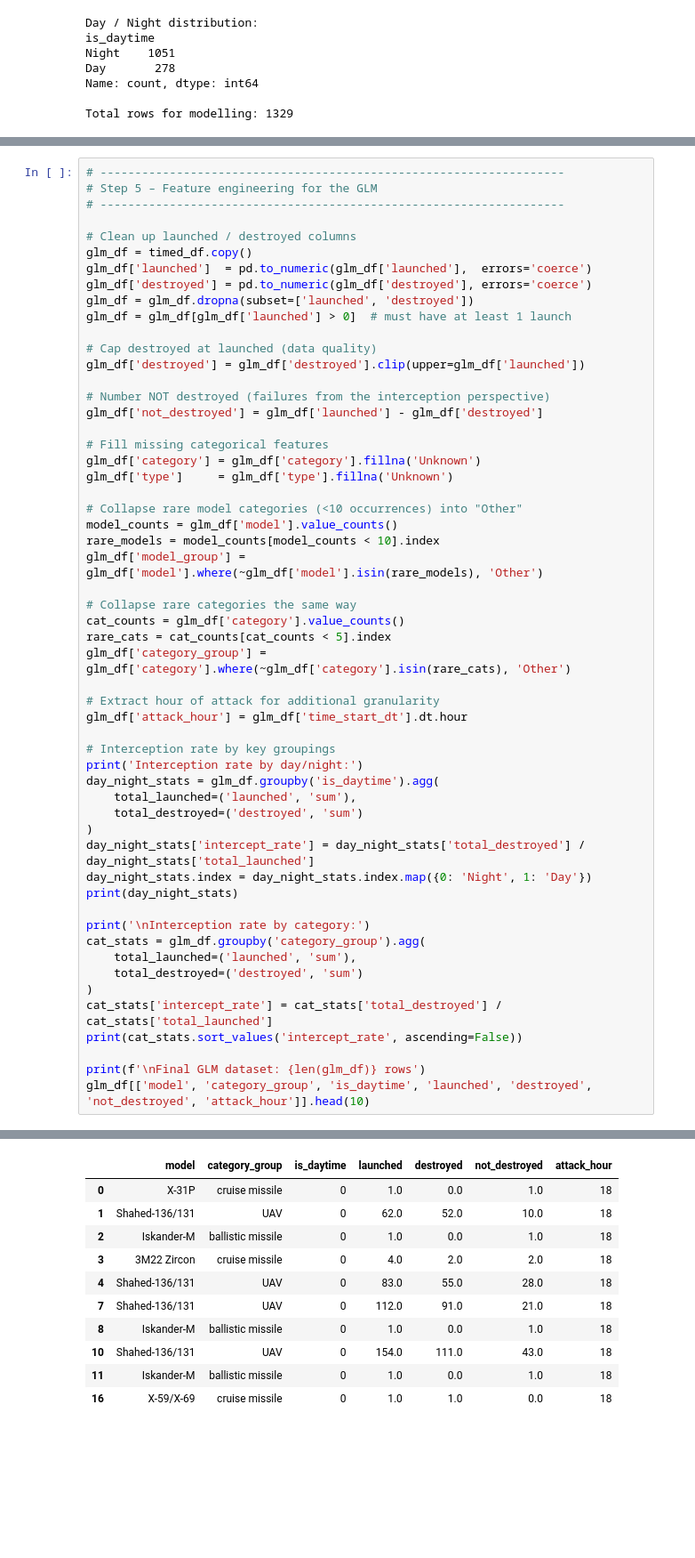
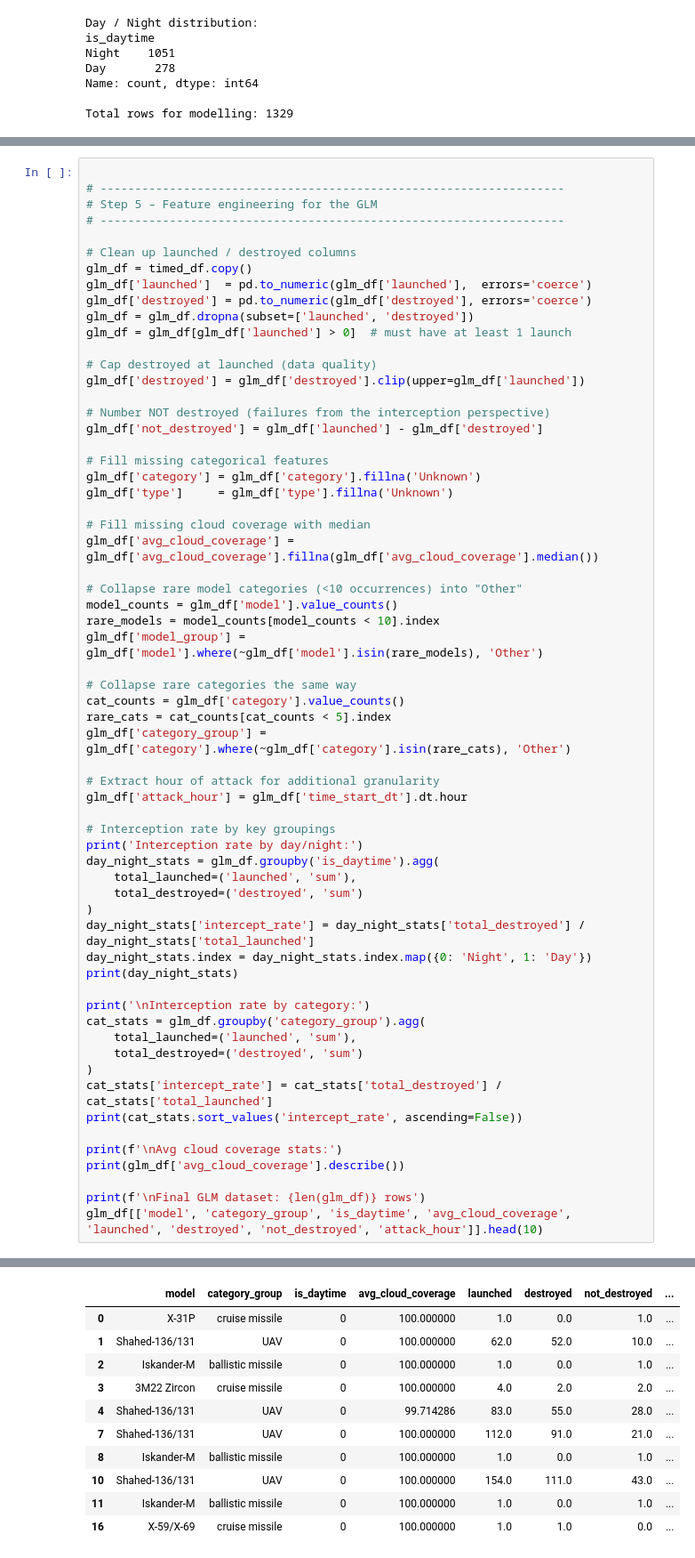
Before and after one commit to ajsween/aii-600-midterm, a Jupyter notebook: aii-600-midterm-ukraine-attack-analysis.ipynb, the cells around one changed output, grey strips where cells are left out. Shown at 89% size. Cells and saved outputs as stored; diff of their text form; blank space fills up the shorter version.

```diff
--- a/aii-600-midterm-ukraine-attack-analysis.ipynb
+++ b/aii-600-midterm-ukraine-attack-analysis.ipynb
@@ -362,4 +522,5 @@ Total rows for modelling: 1329
 # %%
+
 # -------------------------------------------------------------------
 # Step 5 – Feature engineering for the GLM
 # -------------------------------------------------------------------
@@ -380,6 +541,9 @@ glm_df['not_destroyed'] = glm_df['launched'] - glm_df['destroyed']
 # Fill missing categorical features
 glm_df['category'] = glm_df['category'].fillna('Unknown')
 glm_df['type']     = glm_df['type'].fillna('Unknown')
+
+# Fill missing cloud coverage with median
+glm_df['avg_cloud_coverage'] = glm_df['avg_cloud_coverage'].fillna(glm_df['avg_cloud_coverage'].median())
 
 # Collapse rare model categories (<10 occurrences) into "Other"
 model_counts = glm_df['model'].value_counts()
@@ -412,8 +576,11 @@ cat_stats = glm_df.groupby('category_group').agg(
 cat_stats['intercept_rate'] = cat_stats['total_destroyed'] / cat_stats['total_launched']
 print(cat_stats.sort_values('intercept_rate', ascending=False))
 
+print(f'\nAvg cloud coverage stats:')
+print(glm_df['avg_cloud_coverage'].describe())
+
 print(f'\nFinal GLM dataset: {len(glm_df)} rows')
-glm_df[['model', 'category_group', 'is_daytime', 'launched', 'destroyed', 'not_destroyed', 'attack_hour']].head(10)
+glm_df[['model', 'category_group', 'is_daytime', 'avg_cloud_coverage', 'launched', 'destroyed', 'not_destroyed', 'attack_hour']].head(10)
 # %% [output]
 Interception rate by day/night:
             total_launched  total_destroyed  intercept_rate
@@ -433,14 +600,14 @@ surface-to-air missile                 218.0              0.0        0.000000
 
 Final GLM dataset: 1325 rows
-|  | model | category_group | is_daytime | launched | destroyed | not_destroyed | attack_hour |
-| 0 | X-31P | cruise missile | 0 | 1.0 | 0.0 | 1.0 | 18 |
-| 1 | Shahed-136/131 | UAV | 0 | 62.0 | 52.0 | 10.0 | 18 |
-| 2 | Iskander-M | ballistic missile | 0 | 1.0 | 0.0 | 1.0 | 18 |
-| 3 | 3M22 Zircon | cruise missile | 0 | 4.0 | 2.0 | 2.0 | 18 |
-| 4 | Shahed-136/131 | UAV | 0 | 83.0 | 55.0 | 28.0 | 18 |
-| 7 | Shahed-136/131 | UAV | 0 | 112.0 | 91.0 | 21.0 | 18 |
-| 8 | Iskander-M | ballistic missile | 0 | 1.0 | 0.0 | 1.0 | 18 |
-| 10 | Shahed-136/131 | UAV | 0 | 154.0 | 111.0 | 43.0 | 18 |
-| 11 | Iskander-M | ballistic missile | 0 | 1.0 | 0.0 | 1.0 | 18 |
-| 16 | X-59/X-69 | cruise missile | 0 | 1.0 | 1.0 | 0.0 | 18 |
+|  | model | category_group | is_daytime | avg_cloud_coverage | launched | destroyed | not_destroyed | ... |
+| 0 | X-31P | cruise missile | 0 | 100.000000 | 1.0 | 0.0 | 1.0 | ... |
+| 1 | Shahed-136/131 | UAV | 0 | 100.000000 | 62.0 | 52.0 | 10.0 | ... |
+| 2 | Iskander-M | ballistic missile | 0 | 100.000000 | 1.0 | 0.0 | 1.0 | ... |
+| 3 | 3M22 Zircon | cruise missile | 0 | 100.000000 | 4.0 | 2.0 | 2.0 | ... |
+| 4 | Shahed-136/131 | UAV | 0 | 99.714286 | 83.0 | 55.0 | 28.0 | ... |
+| 7 | Shahed-136/131 | UAV | 0 | 100.000000 | 112.0 | 91.0 | 21.0 | ... |
+| 8 | Iskander-M | ballistic missile | 0 | 100.000000 | 1.0 | 0.0 | 1.0 | ... |
+| 10 | Shahed-136/131 | UAV | 0 | 100.000000 | 154.0 | 111.0 | 43.0 | ... |
+| 11 | Iskander-M | ballistic missile | 0 | 100.000000 | 1.0 | 0.0 | 1.0 | ... |
+| 16 | X-59/X-69 | cruise missile | 0 | 100.000000 | 1.0 | 1.0 | 0.0 | ... |
 # %%
```
Also changed, not shown: parts of 13 cells of this notebook, 1 other file.
